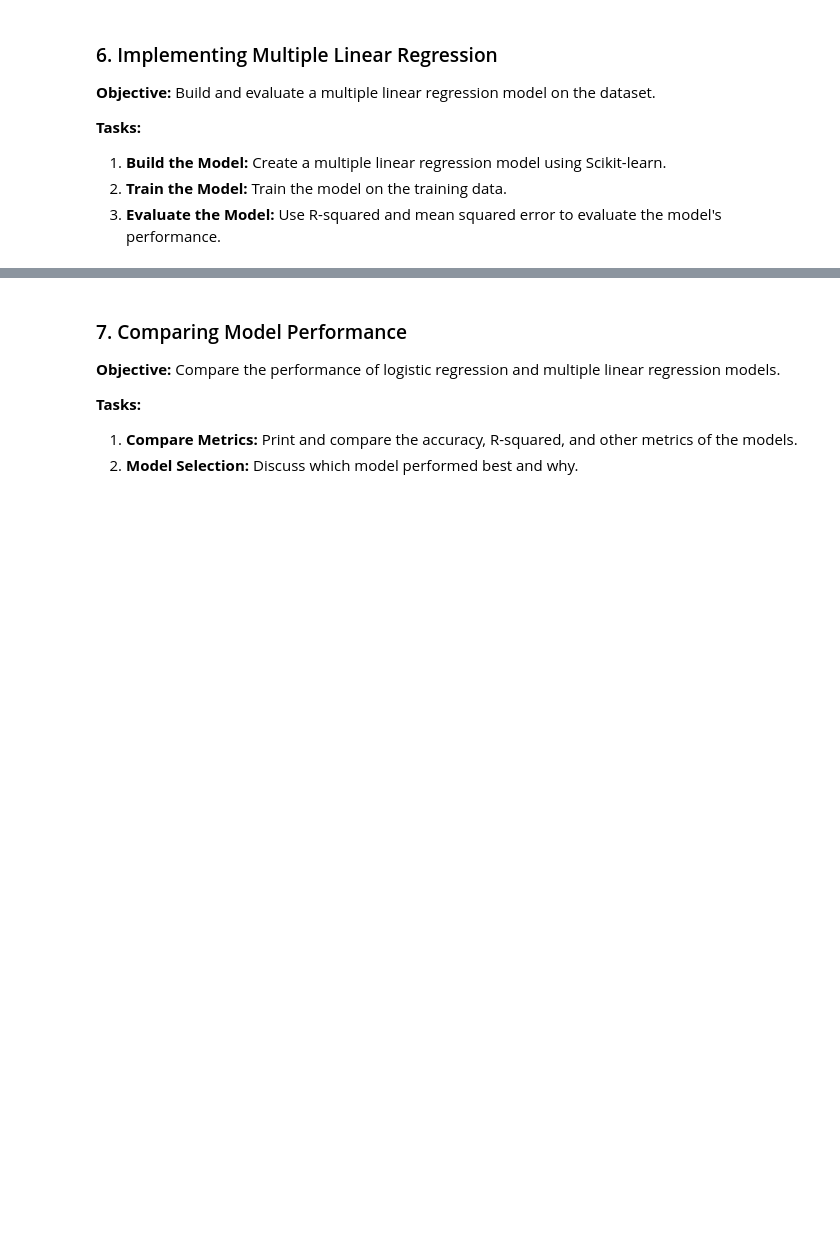
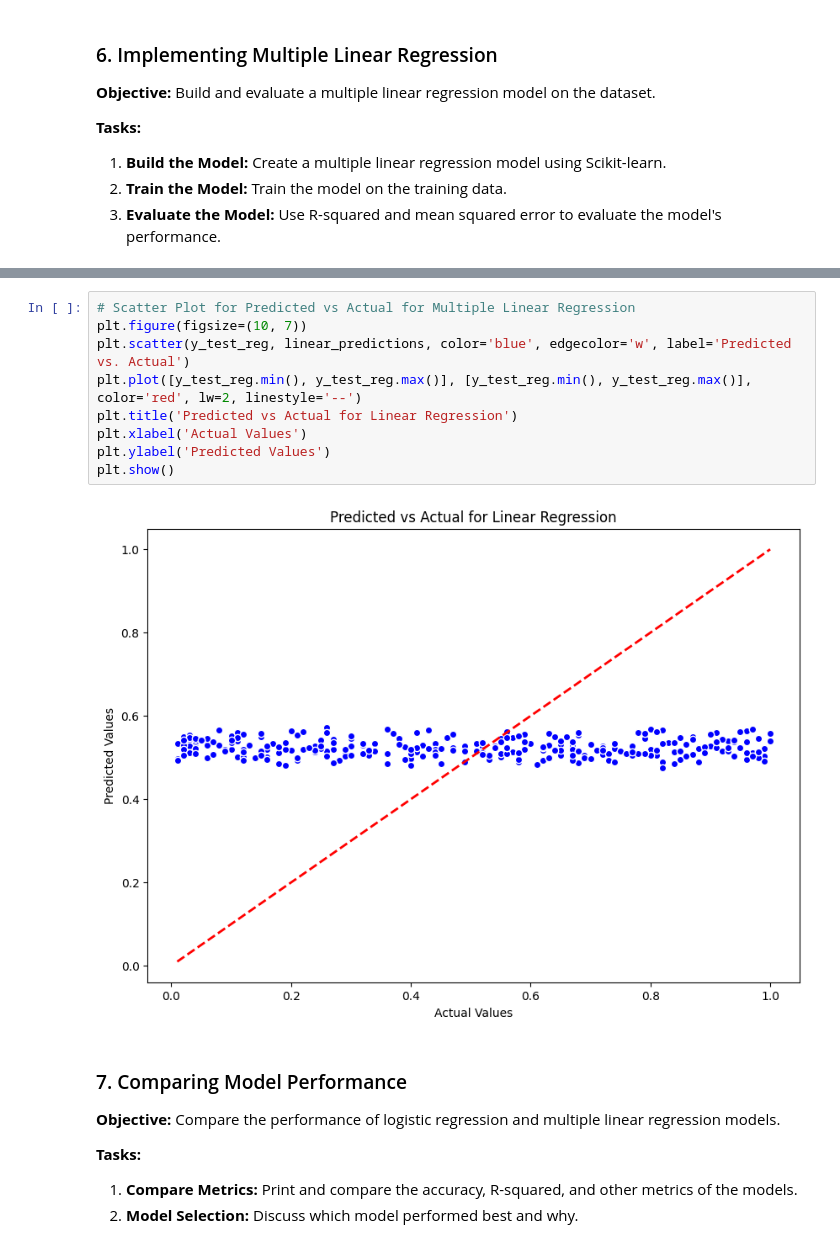
Before and after one commit to RobotX5/MIS-3820, a Jupyter notebook: Week_4/Week4LabNotebook.ipynb, the cells around one changed output, grey strips where cells are left out. Drawn from its saved outputs; the diff is of its cells as text; blank space fills up the shorter version.

```diff
--- a/Week_4/Week4LabNotebook.ipynb
+++ b/Week_4/Week4LabNotebook.ipynb
@@ -171,3 +199,14 @@ Linear Regression Mean Squared Error: 674217.5390553233
+# %%
+# Scatter Plot for Predicted vs Actual for Multiple Linear Regression
+plt.figure(figsize=(10, 7))
+plt.scatter(y_test_reg, linear_predictions, color='blue', edgecolor='w', label='Predicted vs. Actual')
+plt.plot([y_test_reg.min(), y_test_reg.max()], [y_test_reg.min(), y_test_reg.max()], color='red', lw=2, linestyle='--')
+plt.title('Predicted vs Actual for Linear Regression')
+plt.xlabel('Actual Values')
+plt.ylabel('Predicted Values')
+plt.show()
+# %% [output]
+[figure, added]
 # %% [markdown]
 ### 7. Comparing Model Performance
 **Objective:** Compare the performance of logistic regression and multiple linear regression models.
```
Also changed, not shown: parts of 8 cells of this notebook.
